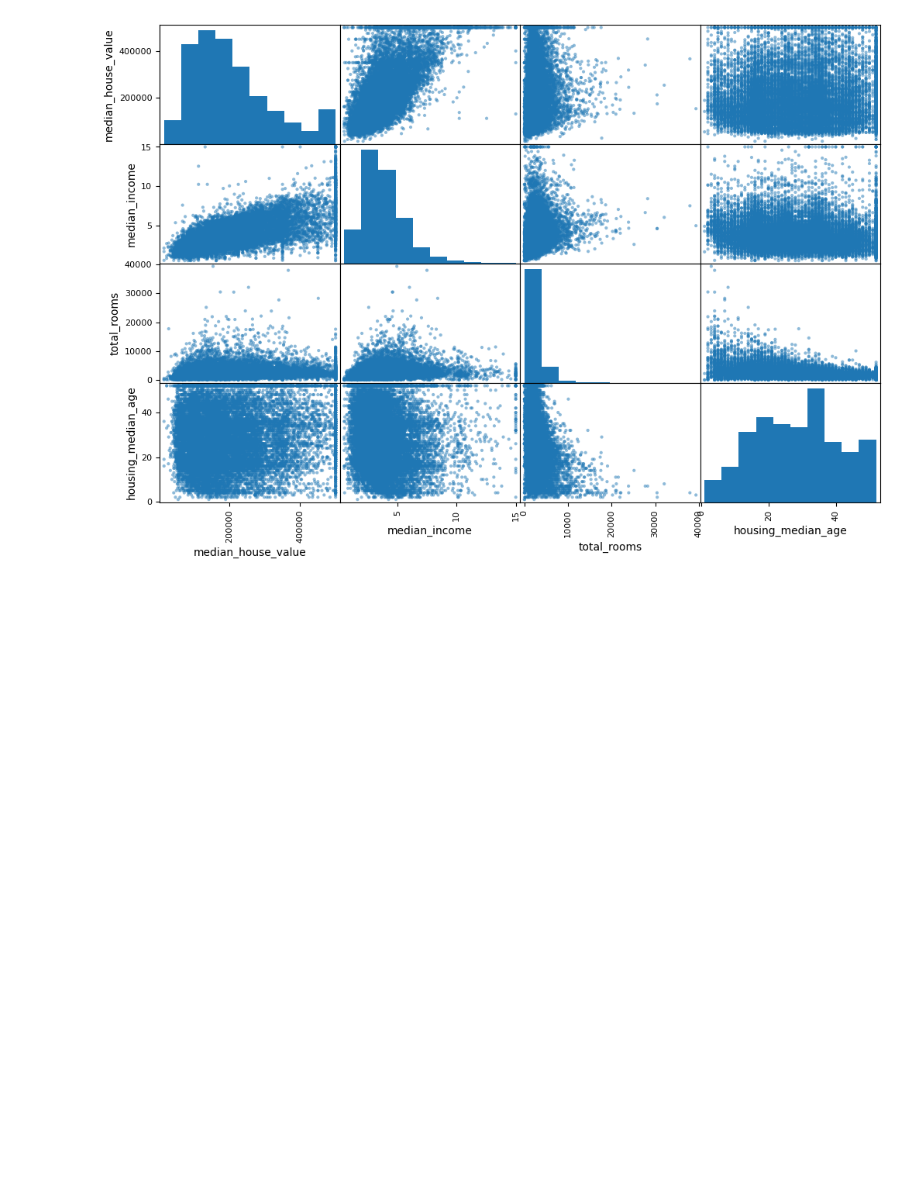
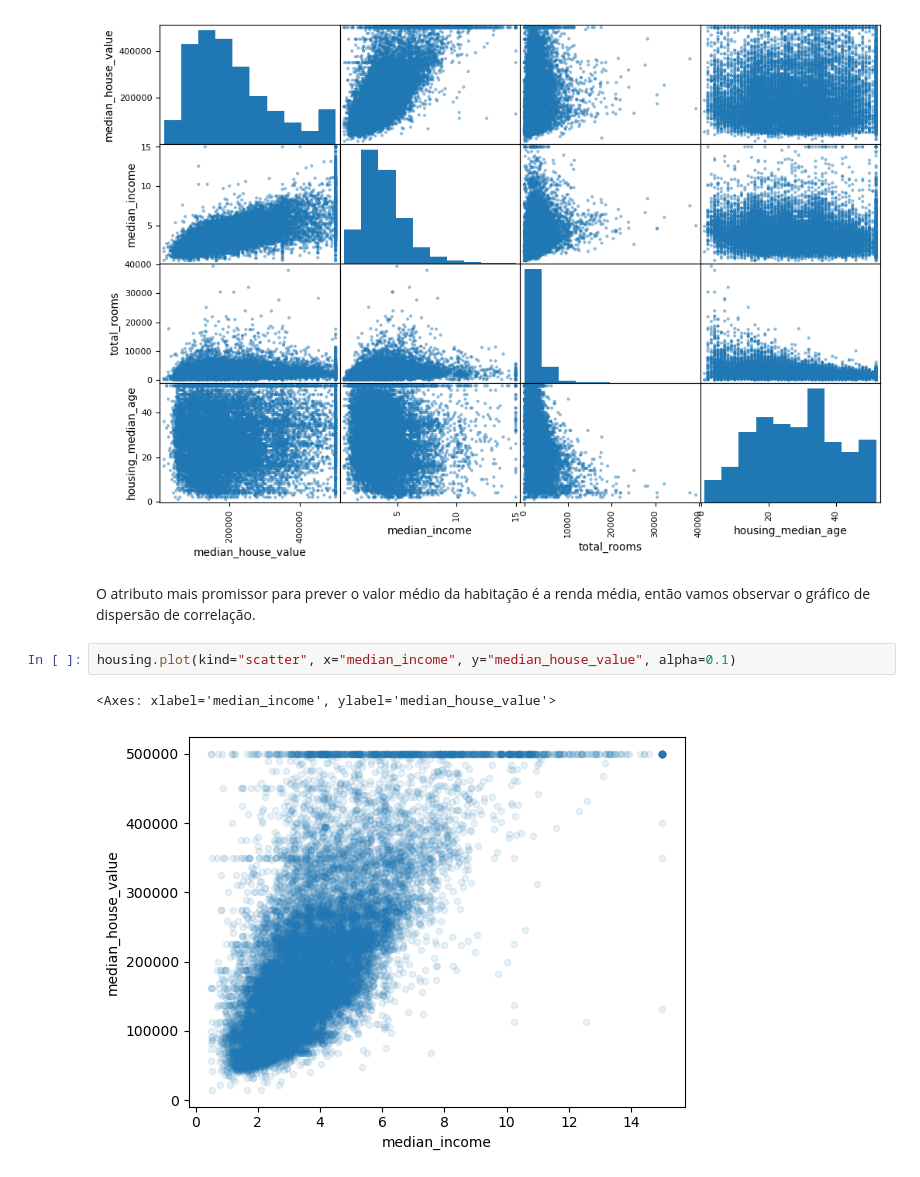
Before and after one commit to LudmilaGomes/data-ia-python, a Jupyter notebook: Housing.ipynb, the cells around one changed output. Saved outputs shown, nothing was run; the diff lists cells and outputs as text; blank space fills up the shorter version.

Commit message:
Seguimento dos estudos com o exemplo Housing

```diff
--- a/Housing.ipynb
+++ b/Housing.ipynb
@@ -331,3 +331,10 @@ array([[<Axes: xlabel='median_house_value', ylabel='median_house_value'>,
         <Axes: xlabel='housing_median_age', ylabel='housing_median_age'>]],
       dtype=object)
 [figure]
+# %% [markdown]
+O atributo mais promissor para prever o valor médio da habitação é a renda média, então vamos observar o gráfico de dispersão de correlação.
+# %%
+housing.plot(kind="scatter", x="median_income", y="median_house_value", alpha=0.1)
+# %% [output]
+<Axes: xlabel='median_income', ylabel='median_house_value'>
+[figure, added]
```
Also changed, not shown: parts of 21 cells of this notebook.
